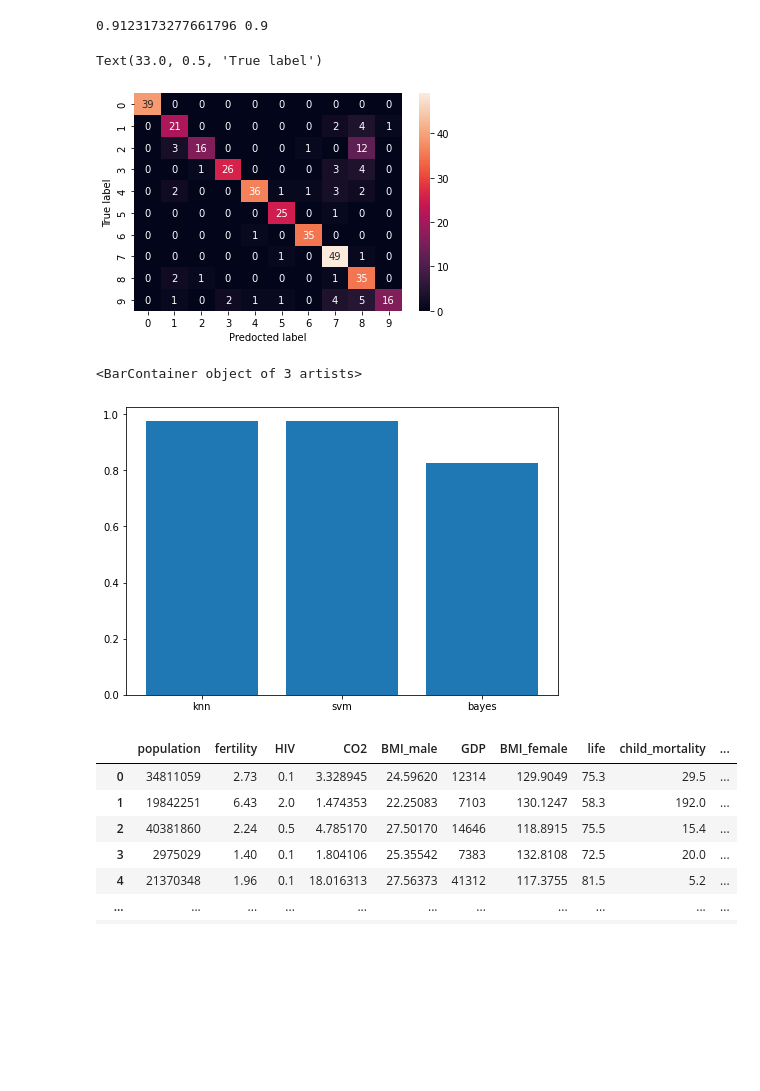
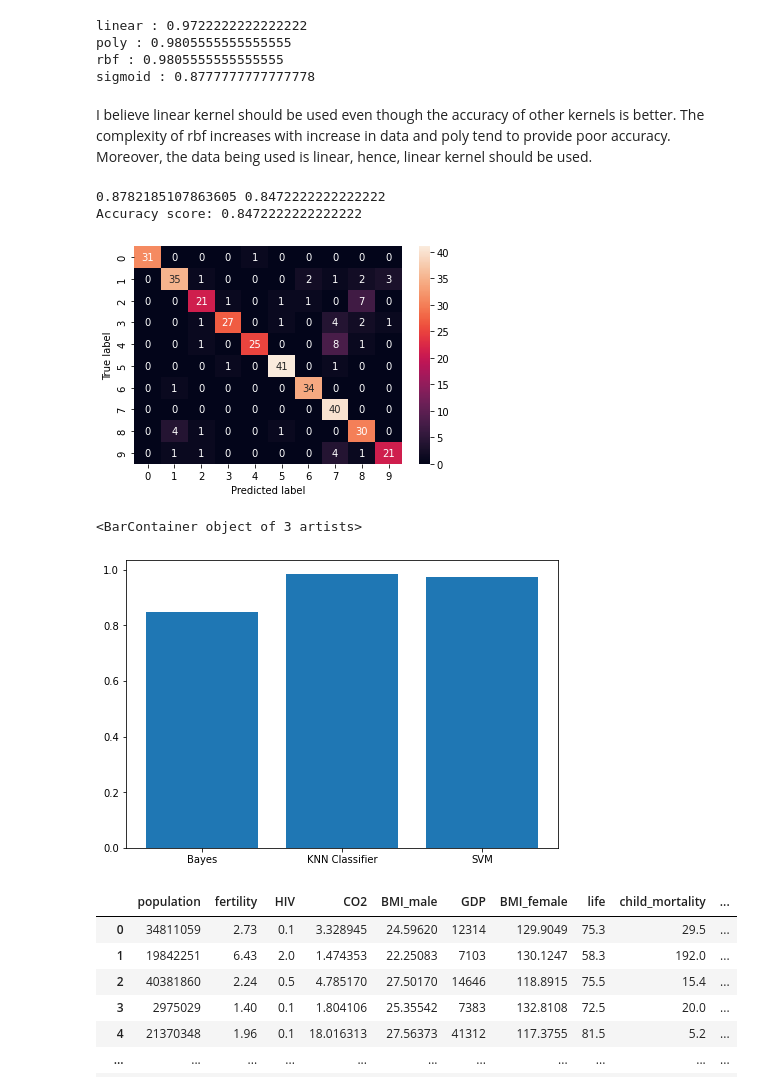
Before and after one commit to Sahaj-Sharma/big-data-analysis, a Jupyter notebook: Lab 3/lab-3.ipynb, the cells around one changed output. Saved outputs shown, nothing was run; the diff lists cells and outputs as text; code cells hidden in the pictures; blank space fills up the shorter version.

```diff
--- a/Lab 3/lab-3.ipynb
+++ b/Lab 3/lab-3.ipynb
@@ -22,15 +20,15 @@ from sklearn.neighbors import KNeighborsClassifier
 neighbours = []
 train_scores = []
 test_scores = []
-for n in range(1,8):
+for n in range(1,9):
     knn =KNeighborsClassifier(n_neighbors=n)
     knn.fit(X_train, y_train)
     neighbours.append(n)
     train_scores.append(knn.score(X_train,y_train))
     test_scores.append(knn.score(X_test, y_test))
 
-plt.plot(neighbours, train_scores, label='Training score')
-plt.plot(neighbours, test_scores, label = 'testing score')
+plt.plot(neighbours, test_scores, label = 'Testing Accuracy')
+plt.plot(neighbours, train_scores, label='Training Accuracy')
 plt.legend()
 # %% [output]
 <matplotlib.legend.Legend at 0x...>
@@ -38,15 +38,18 @@ plt.legend()
 # %%
 from sklearn.svm import SVC
-from sklearn.metrics import classification_report
+from sklearn.metrics import classification_report, accuracy_score
 
 kernels = ['linear', 'poly','rbf','sigmoid']
+scores=[]
 for kernel in kernels:
-    svm = SVC(kernel = kernel)
+    svm = SVC(kernel = kernel, C=1.0,cache_size=200,class_weight=None,
+              coef0=0.0,decision_function_shape='ovr', degree=3, max_iter=-1,probability=False,random_state=None,
+              shrinking=True,tol=0.001,verbose=False)
     svm.fit(X_train, y_train)
     y_pred = svm.predict(X_test)
+    scores.append(accuracy_score(y_test,y_pred))
     print(kernel)
     print(classification_report(y_test, y_pred))
-    print()
 # %% [output]
 linear
               precision    recall  f1-score   support
@@ -68,13 +71,13 @@ weighted avg       0.91      0.90      0.90       360
-# %%
-svm = SVC(kernel = kernel)
-svm.fit(X_train, y_train)
-y_pred = svm.predict(X_test)
-classification_report
-print(svm.score(X_train, y_train), svm.score(X_test, y_test))
-svm_pred = svm.predict(X_test)
-#sum(knn_pred != svm_pred, y_test) all three with each other
-# %% [output]
-0.9123173277661796 0.9
+# %%
+for i in range(4):
+    print(kernels[i],':', scores[i])
+# %% [output]
+linear : 0.9722222222222222
+poly : 0.9805555555555555
+rbf : 0.9805555555555555
+sigmoid : 0.8777777777777778
+# %% [markdown]
+I believe linear kernel should be used even though the accuracy of other kernels is better. The complexity of rbf increases with increase in data and poly tend to provide poor accuracy. Moreover, the data being used is linear, hence, linear kernel should be used.
 # %%
 from sklearn.naive_bayes import GaussianNB
 from sklearn.metrics import confusion_matrix
@@ -86,32 +89,35 @@ y_pred = bayes.predict(X_test)
 conf_matrix = confusion_matrix(y_test, y_pred)
 
 ax = sns.heatmap(conf_matrix, annot=True)
-ax.set_xlabel("Predocted label")
+ax.set_xlabel("Predicted label")
 ax.set_ylabel("True label")
-
-#print(bayes.score(train), bayes.score(test))
+#Accuracy score
+print(bayes.score(X_train,y_train), bayes.score(X_test,y_test))
+print('Accuracy score:', accuracy_score(y_test, y_pred))
 # %% [output]
-Text(33.0, 0.5, 'True label')
+0.8782185107863605 0.8472222222222222
+Accuracy score: 0.8472222222222222
-[figure, old version]
+[figure, new version]
 # %%
+# Comparing Accuracy of three models
 scores = []
-labels=['knn', 'svm', 'bayes']
+labels=['Bayes','KNN Classifier', 'SVM']
 classifiers = [
+    GaussianNB(),
     KNeighborsClassifier(n_neighbors = 3),
-    SVC(kernel = 'linear'),
-    GaussianNB()
+    SVC(kernel = 'linear')
 ]
 
 for classifier in classifiers:
     classifier.fit(X_train, y_train)
     scores.append(classifier.score(X_test, y_test))
 
 fig = plt.figure()
 ax = fig.add_axes([0,0,1,1])
 ax.bar(labels, scores)
 # %% [output]
 <BarContainer object of 3 artists>
-[figure, old version]
+[figure, new version]
 # %%
 import pandas as pd
 
```
Also changed, not shown: parts of 10 cells of this notebook, 1 other file.
